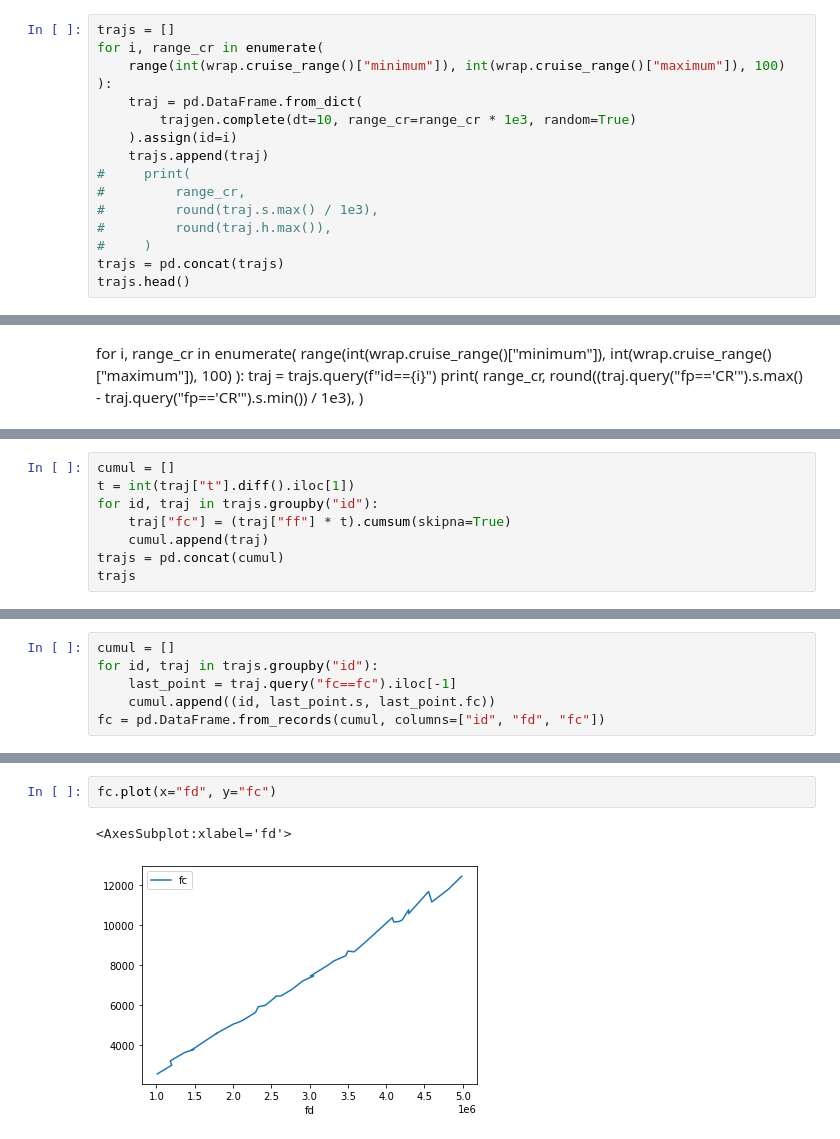
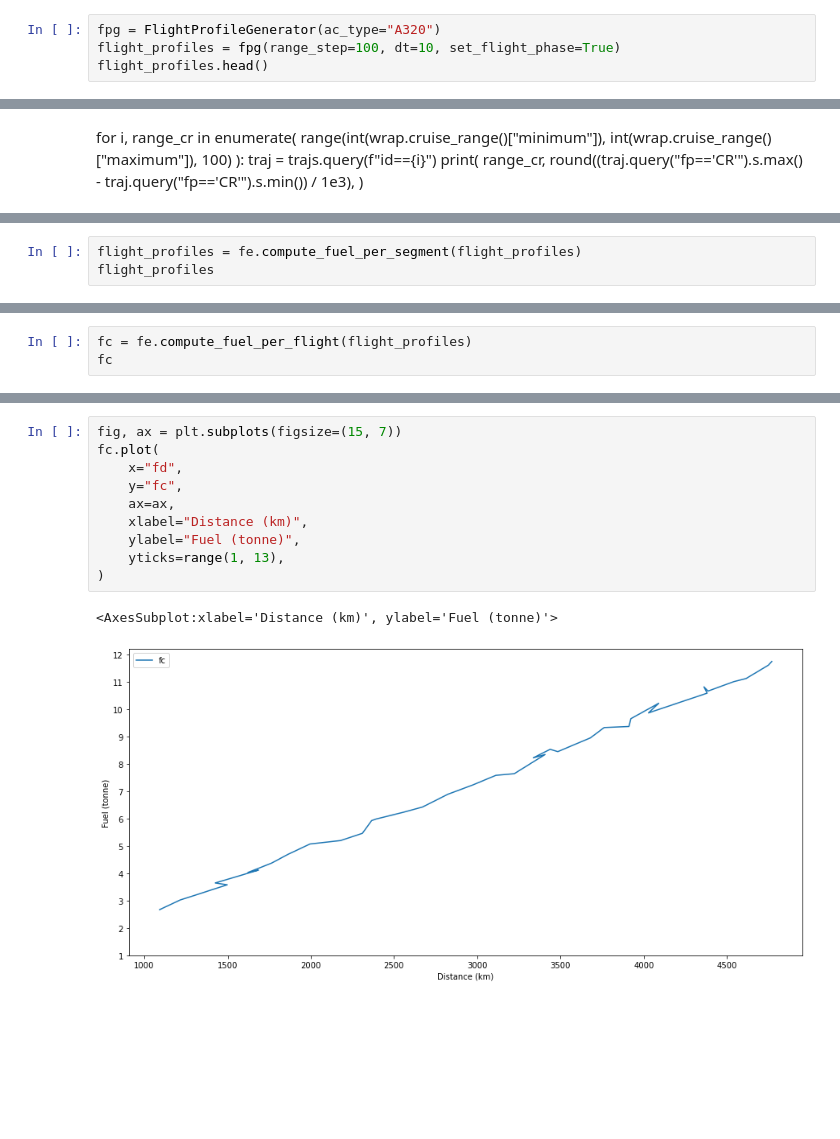
Before and after one commit to thomasdubdub/FEAT, a Jupyter notebook: test_openap_A320.ipynb, the cells around one changed output, grey strips where cells are left out. Drawn from its saved outputs; the diff is of its cells as text; blank space fills up the shorter version.

```diff
--- a/test_openap_A320.ipynb
+++ b/test_openap_A320.ipynb
@@ -37,19 +32,7 @@ wrap.cruise_range(), wrap.cruise_alt(), wrap.cruise_init_alt(), wrap.cruise_mach
   'statmodel': 'beta',
   'statmodel_params': [17.82, 5.05, 0.62, 0.2]})
 # %%
-trajs = []
-for i, range_cr in enumerate(
-    range(int(wrap.cruise_range()["minimum"]), int(wrap.cruise_range()["maximum"]), 100)
-):
-    traj = pd.DataFrame.from_dict(
-        trajgen.complete(dt=10, range_cr=range_cr * 1e3, random=True)
-    ).assign(id=i)
-    trajs.append(traj)
-#     print(
-#         range_cr,
-#         round(traj.s.max() / 1e3),
-#         round(traj.h.max()),
-#     )
-trajs = pd.concat(trajs)
-trajs.head()
+fpg = FlightProfileGenerator(ac_type="A320")
+flight_profiles = fpg(range_step=100, dt=10, set_flight_phase=True)
+flight_profiles.head()
 # %% [output]
@@ -248,11 +153,6 @@ for ax, (id, traj) in zip(axes.flat, trajs.groupby("id")):
 # %%
-cumul = []
-t = int(traj["t"].diff().iloc[1])
-for id, traj in trajs.groupby("id"):
-    traj["fc"] = (traj["ff"] * t).cumsum(skipna=True)
-    cumul.append(traj)
-trajs = pd.concat(cumul)
-trajs
+flight_profiles = fe.compute_fuel_per_segment(flight_profiles)
+flight_profiles
 # %% [output]
 |  | t | h | s | v | vs | id | fp | thr | ff | fc |
 | 0 | 0 | 0.0 | 0.000000e+00 | 0.0 | 0.0 | 0 | TO | 235799.998186 | 2.337624 | 23.376240 |
@@ -270,6 +170,3 @@ trajs
 # %%
-cumul = []
-for id, traj in trajs.groupby("id"):
-    last_point = traj.query("fc==fc").iloc[-1]
-    cumul.append((id, last_point.s, last_point.fc))
-fc = pd.DataFrame.from_records(cumul, columns=["id", "fd", "fc"])
+fc = fe.compute_fuel_per_flight(flight_profiles)
+fc
@@ -276,5 +191,13 @@ fc = pd.DataFrame.from_records(cumul, columns=["id", "fd", "fc"])
 # %%
-fc.plot(x="fd", y="fc")
+fig, ax = plt.subplots(figsize=(15, 7))
+fc.plot(
+    x="fd",
+    y="fc",
+    ax=ax,
+    xlabel="Distance (km)",
+    ylabel="Fuel (tonne)",
+    yticks=range(1, 13),
+)
 # %% [output]
-<AxesSubplot:xlabel='fd'>
+<AxesSubplot:xlabel='Distance (km)', ylabel='Fuel (tonne)'>
-[figure, old version]
+[figure, new version]
```
Also changed, not shown: parts of 16 cells of this notebook, 8 other files.
